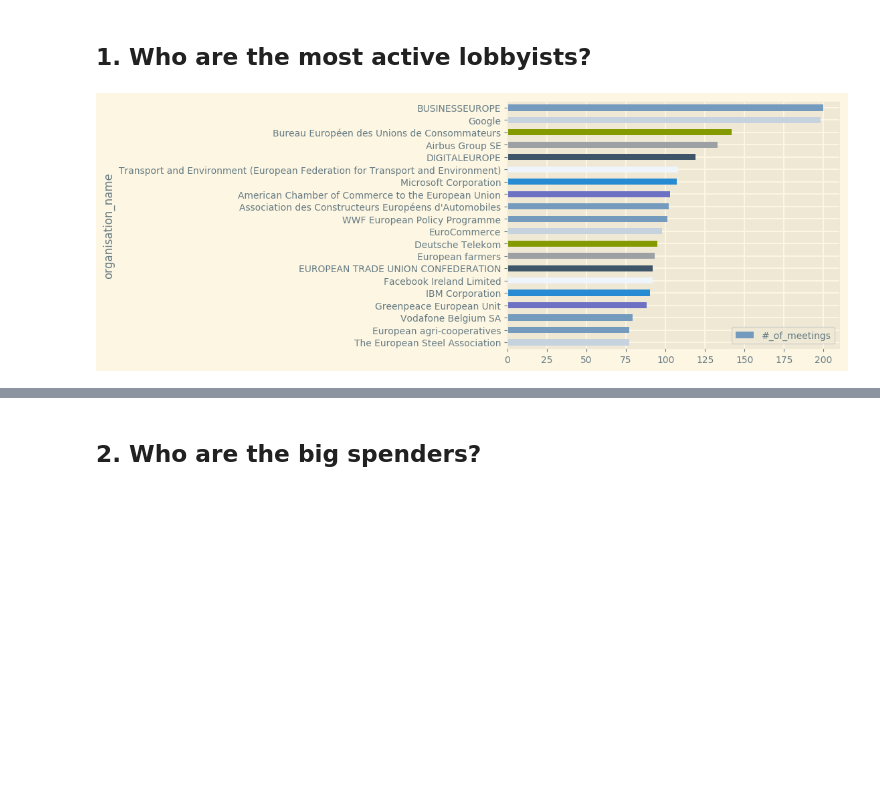
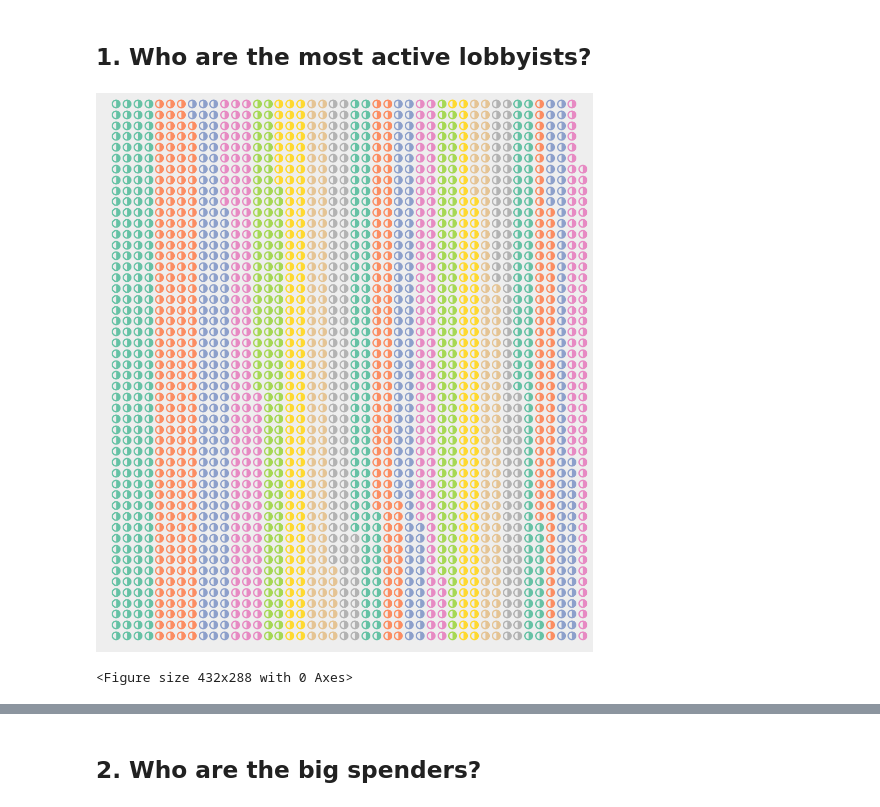
Before and after one commit to nickospi/nickospi.github.io, a Jupyter notebook: Lobbying/Let's talk lobbying.ipynb, the cells around one changed output, grey strips where cells are left out. Drawn from its saved outputs; the diff is of its cells as text; code cells hidden in the pictures; blank space fills up the shorter version.

```diff
--- a/Lobbying/Let's talk lobbying.ipynb
+++ b/Lobbying/Let's talk lobbying.ipynb
@@ -56,10 +62,21 @@ df.head()
 df.columns = [c.replace(' ', '_') for c in df.columns]
 # %% [markdown]
 ## 1. Who are the most active lobbyists?
-# %%
-active = df.sort_values(by='#_of_meetings', ascending=False).head(20)
-active.plot(x='organisation_name', y='#_of_meetings', kind='barh')
-plt.gca().invert_yaxis()
-plt.show()
-# %% [output]
-[figure, removed]
+# %%
+active = df.sort_values(by='#_of_meetings', ascending=False).head(20)
+active['#_of_meetings']=active['#_of_meetings']
+#active.plot(x='organisation_name', y='#_of_meetings', kind='pie', figsize=(11,11))
+#plt.gca().invert_yaxis()
+#bbox_inches="tight"
+sizes = [i for i in active['#_of_meetings']]
+labels = [i for i in active.organisation_name]
+data = active
+fig = plt.figure(FigureClass=Waffle, rows=50, values=sizes, figsize=(15,15),icons='adjust', icon_size=20,
+icon_legend=True)
+fig.gca().set_facecolor('#EEEEEE')
+fig.set_facecolor('#EEEEEE')
+plt.show()
+plt.savefig('0.pdf')
+# %% [output]
+[figure, added]
+<Figure size 432x288 with 0 Axes>
```
Also changed, not shown: parts of 22 cells of this notebook, 28 other files.
